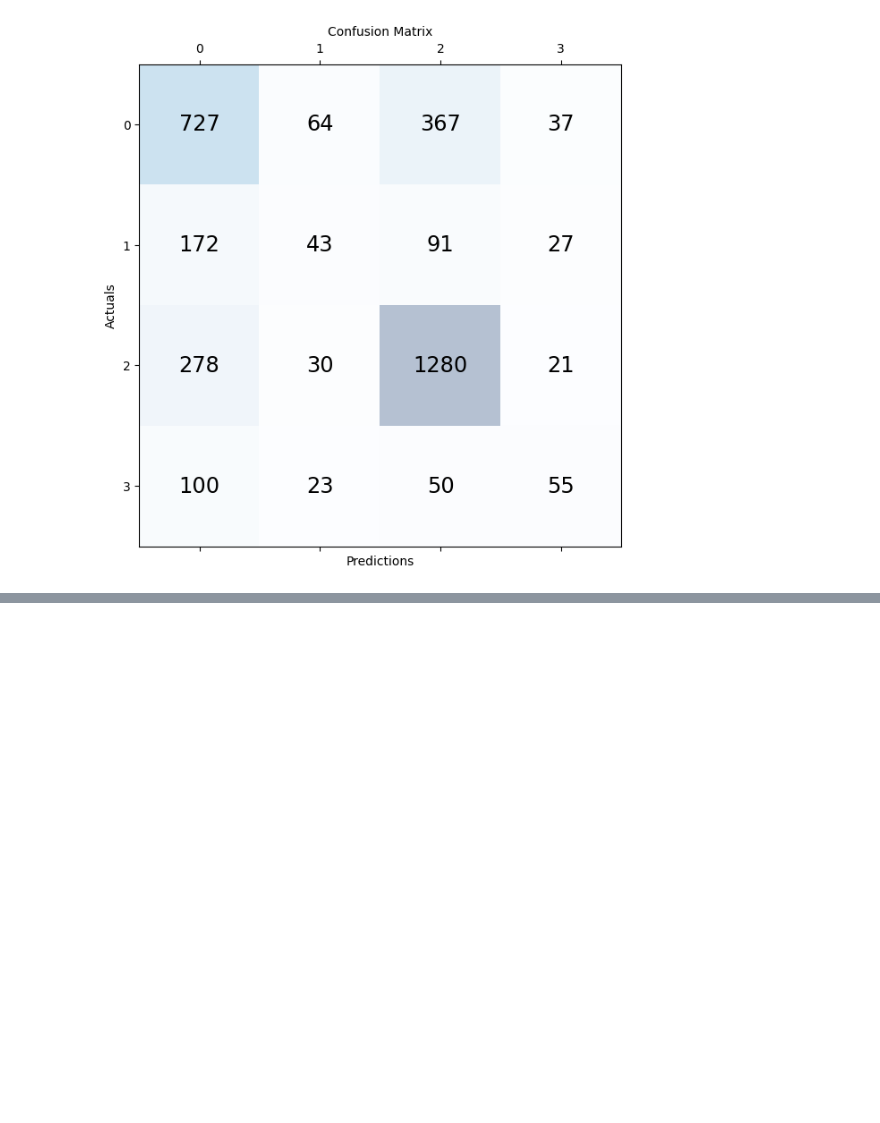
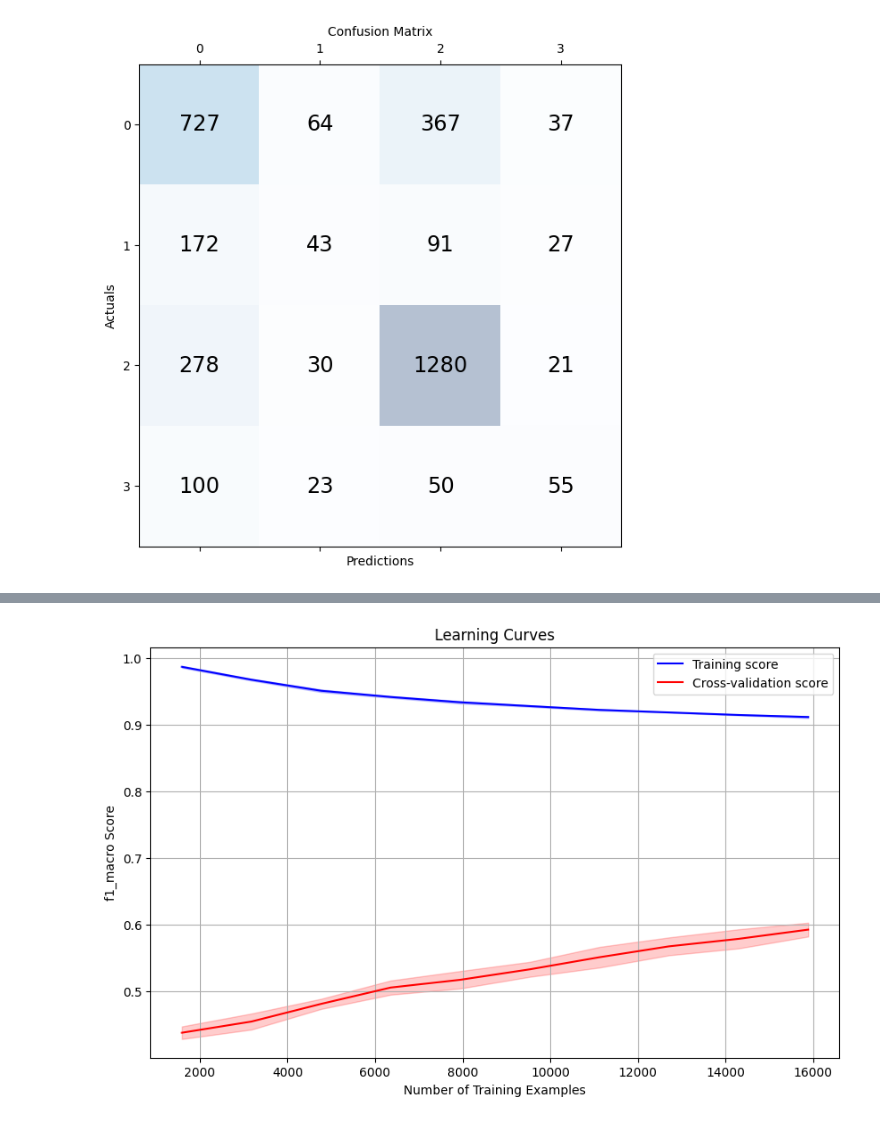
Before and after one commit to beatrizarc/product_complaints, a Jupyter notebook: notebooks/10- LinearSVC tf-idf hyperparameter tuning, feature selection, model selection .ipynb, the cells around one changed output, grey strips where cells are left out. Drawn from its saved outputs; the diff is of its cells as text; code cells hidden in the pictures; blank space fills up the shorter version.

```diff
--- a/notebooks/10- LinearSVC tf-idf hyperparameter tuning, feature selection, model selection .ipynb
+++ b/notebooks/10- LinearSVC tf-idf hyperparameter tuning, feature selection, model selection .ipynb
@@ -951,0 +959,36 @@ weighted avg       0.60      0.63      0.61      3365
+# %%
+feature_set=['narrative_tfidf', 'tfidf_title']
+X_train_val_combined = X_train_val[feature_set].apply(lambda x: ' '.join(x.fillna('').astype(str)), axis=1)
+X_test_combined = X_test[feature_set].apply(lambda x: ' '.join(x.fillna('').astype(str)), axis=1)
+
+# Transform the features using TF-IDF
+vectorizer = TfidfVectorizer(ngram_range=(1, 3), max_df=0.95, min_df=2)
+X_train_val_combined_transformed = vectorizer.fit_transform(X_train_val_combined)
+X_test_combined_transformed = vectorizer.transform(X_test_combined)
+
+# Nr features before
+feature_names = vectorizer.get_feature_names_out()
+num_features_before = len(feature_names)
+print('Features before: ', num_features_before)
+
+# Create the stratified 6-fold cross-validation splitter for validation data
+cv = StratifiedKFold(n_splits=6, shuffle=True, random_state=42)
+selector = SelectKBest(score_func=chi2, k=10000)
+X_train_new = selector.fit_transform(X_train_val_combined_transformed, y_train_val)
+X_test_new = selector.transform(X_test_combined_transformed)
+
+# Create the LinearSVC model with the best hyperparameters found (without feature selection)
+model = LinearSVC(penalty='l2', max_iter=6000, loss='squared_hinge', dual=False, C=10.0, class_weight='balanced')
+
+f1_scores = cross_val_score(model, X_train_new, y_train_val, cv=cv, scoring='f1_macro')
+acc_scores = cross_val_score(model, X_train_new, y_train_val, cv=cv, scoring='accuracy')
+rec_scores = cross_val_score(model, X_train_new, y_train_val, cv=cv, scoring='recall_macro')
+prec_scores = cross_val_score(model, X_train_new, y_train_val, cv=cv, scoring='precision_macro')
+print("Individual fold F1-scores:", f1_scores)
+print("Mean cross-validation F1-score:", f1_scores.mean())
+print("Individual Precision:", prec_scores)
+print("Mean cross-validation Precision:", prec_scores.mean())
+print("Individual Accuracy:", acc_scores)
+print("Mean cross-validation Accuracy:", acc_scores.mean())
+print("Individual Recall:", rec_scores)
+print("Mean cross-validation Recall:", rec_scores.mean())
@@ -951,0 +1005,4 @@ weighted avg       0.60      0.63      0.61      3365
+# %%
+plot_learning_curve(model, X_train_new, y_train_val, 'f1_macro')
+# %% [output]
+[figure, added]
```
Also changed, not shown: parts of 9 cells of this notebook.
